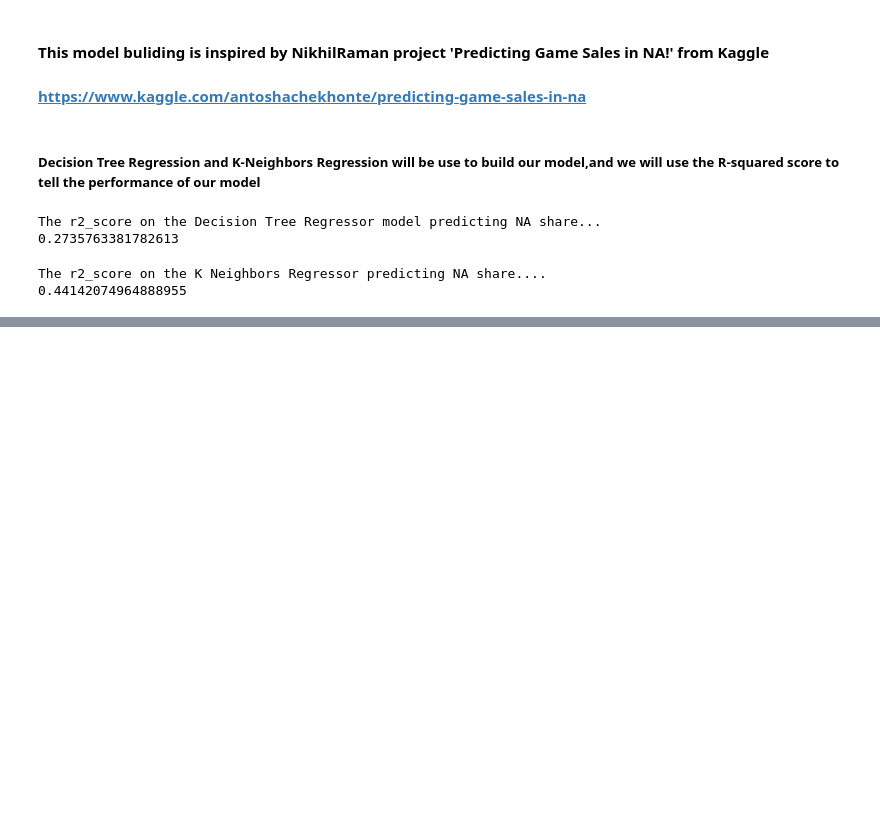
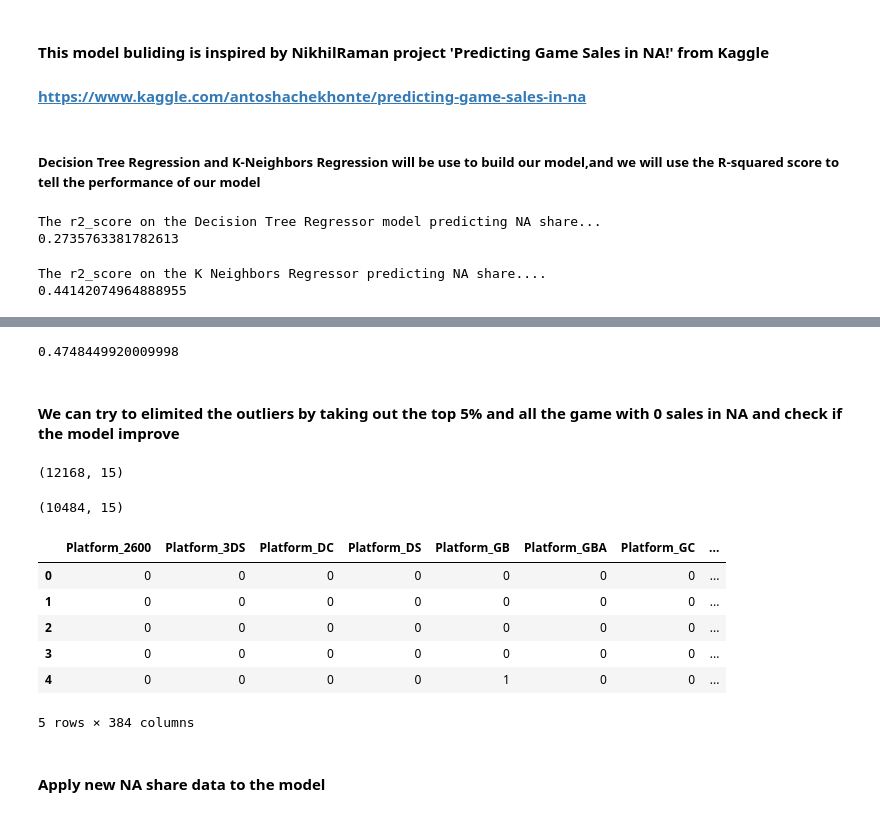
Before and after one commit to albert6051/csc59970-project, a Jupyter notebook: Predicting_NASalesShare.ipynb, the cells around one changed output, grey strips where cells are left out. Cells and saved outputs as stored; diff of their text form; code cells hidden in the pictures; blank space fills up the shorter version.

Commit message:
update for model improvement and remaining file

```diff
--- a/CSc59970 project.ipynb
+++ b/Predicting_NASalesShare.ipynb
@@ -168,0 +210,49 @@ The r2_score on the K Neighbors Regressor predicting NA share....
+# %%
+regKNR = KNeighborsRegressor(n_neighbors=10)
+regKNR.fit(X_train, y_train)
+y_regKNR = regKNR.predict(X_test)
+print (regKNR.score(X_test, y_test))
+# %% [output]
+0.4748449920009998
+# %% [markdown]
+#### We can try to elimited the outliers by taking out the top 5% and all the game with 0 sales in NA and check if the model improve
+# %%
+# Take out top 5% of the NA sales share
+df95 = df.loc[df['NA_share'] < naShare.quantile(.95)]
+df95.shape
+# %% [output]
+(12168, 15)
+# %%
+# We seems to have alot of game that have 0 sales share in NA, we should take out those data
+# since it is possible some of these game was never release in NA, those we can't use it to predict NA sales share
+outlierFree = df95.loc[df95['NA_share'] != 0]
+outlierFree.shape
+# %% [output]
+(10484, 15)
+# %%
+# create features and target of our model
+features = outlierFree.drop(['Rank', 'Name', 'NA_Sales', 'EU_Sales', 'JP_Sales', 'Other_Sales', 'Global_Sales', 'NA_share', 'EU_share', 'JP_share', 'Other_share' ], axis = 1)
+naShare = outlierFree['NA_share']
+# %%
+# process our features to numeric values to fit our model since most of the require numeric values
+
+num_features = pd.DataFrame(index = features.index)
+
+for col, col_data in features.iteritems():
+
+    if col_data.dtype == object:
+        col_data = pd.get_dummies(col_data, prefix = col)
+    num_features = num_features.join(col_data)
+
+features = num_features
+display(features[:5])
+# %% [output]
+|  | Platform_2600 | Platform_3DS | Platform_DC | Platform_DS | Platform_GB | Platform_GBA | Platform_GC | ... |
+| 0 | 0 | 0 | 0 | 0 | 0 | 0 | 0 | ... |
+| 1 | 0 | 0 | 0 | 0 | 0 | 0 | 0 | ... |
+| 2 | 0 | 0 | 0 | 0 | 0 | 0 | 0 | ... |
+| 3 | 0 | 0 | 0 | 0 | 0 | 0 | 0 | ... |
+| 4 | 0 | 0 | 0 | 0 | 1 | 0 | 0 | ... |
+5 rows × 384 columns
+# %% [markdown]
+#### Apply new NA share data to the model
```
Also changed, not shown: parts of 16 cells of this notebook.
